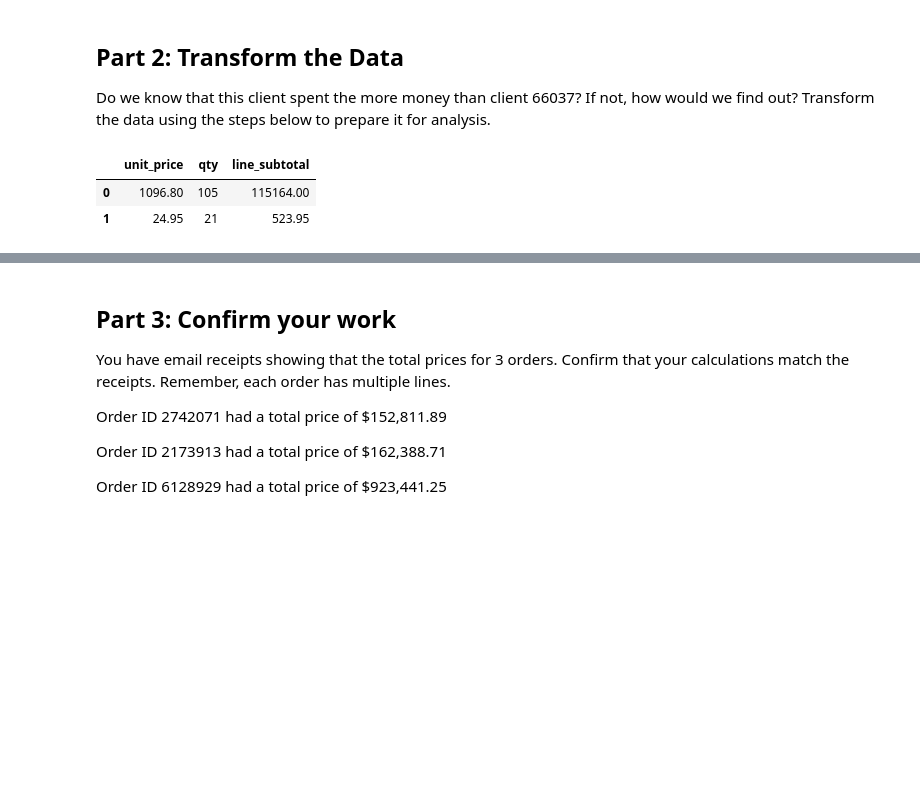
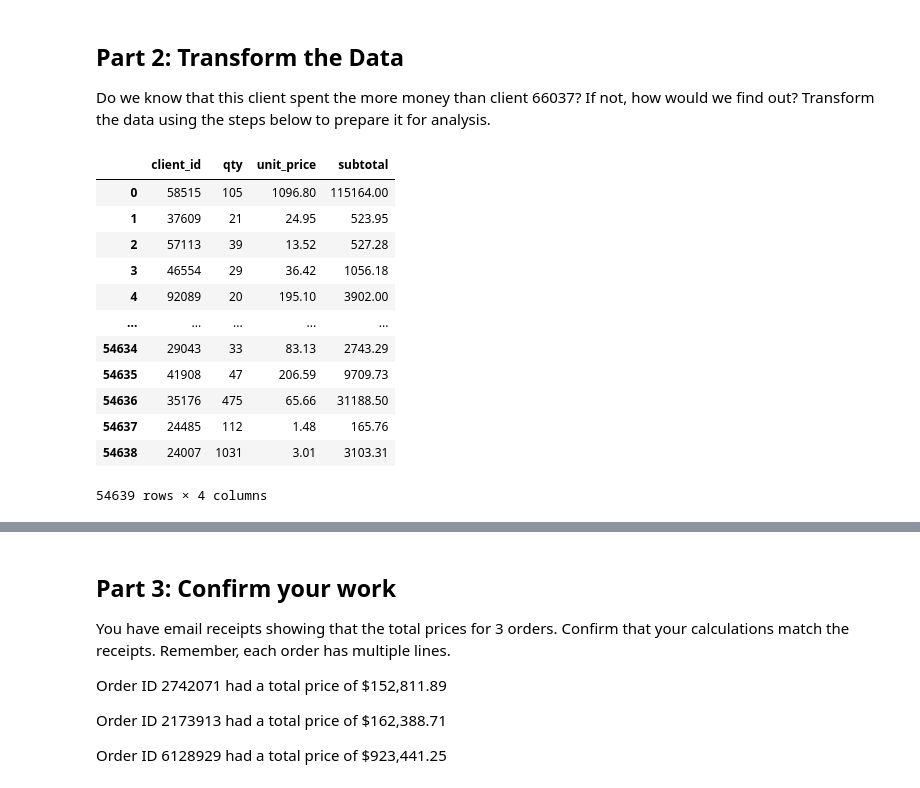
Before and after one commit to YuJames/pandas-challenge-1, a Jupyter notebook: wholesale_data_analysis_starter_code.ipynb, the cells around one changed output, grey strips where cells are left out. Cells and saved outputs as stored; diff of their text form; code cells hidden in the pictures; blank space fills up the shorter version.

```diff
--- a/wholesale_data_analysis_starter_code.ipynb
+++ b/wholesale_data_analysis_starter_code.ipynb
@@ -117,10 +117,22 @@ df[df["client_id"] == top_client_id]["qty"].sum()
 Do we know that this client spent the more money than client 66037? If not, how would we find out? Transform the data using the steps below to prepare it for analysis.
 # %%
 # Create a column that calculates the subtotal for each line using the unit_price and the qty
+df["subtotal"] = df["qty"] * df["unit_price"]
+df[["client_id", "qty", "unit_price", "subtotal"]]
 # %% [output]
-|  | unit_price | qty | line_subtotal |
-| 0 | 1096.80 | 105 | 115164.00 |
-| 1 | 24.95 | 21 | 523.95 |
+|  | client_id | qty | unit_price | subtotal |
+| 0 | 58515 | 105 | 1096.80 | 115164.00 |
+| 1 | 37609 | 21 | 24.95 | 523.95 |
+| 2 | 57113 | 39 | 13.52 | 527.28 |
+| 3 | 46554 | 29 | 36.42 | 1056.18 |
+| 4 | 92089 | 20 | 195.10 | 3902.00 |
+| ... | ... | ... | ... | ... |
+| 54634 | 29043 | 33 | 83.13 | 2743.29 |
+| 54635 | 41908 | 47 | 206.59 | 9709.73 |
+| 54636 | 35176 | 475 | 65.66 | 31188.50 |
+| 54637 | 24485 | 112 | 1.48 | 165.76 |
+| 54638 | 24007 | 1031 | 3.01 | 3103.31 |
+54639 rows × 4 columns
 # %%
 # Create a column for shipping price.
 # Assume a shipping price of $7 per pound for orders over 50 pounds and $10 per pound for items 50 pounds or under.
```
Also changed, not shown: parts of 5 cells of this notebook.
